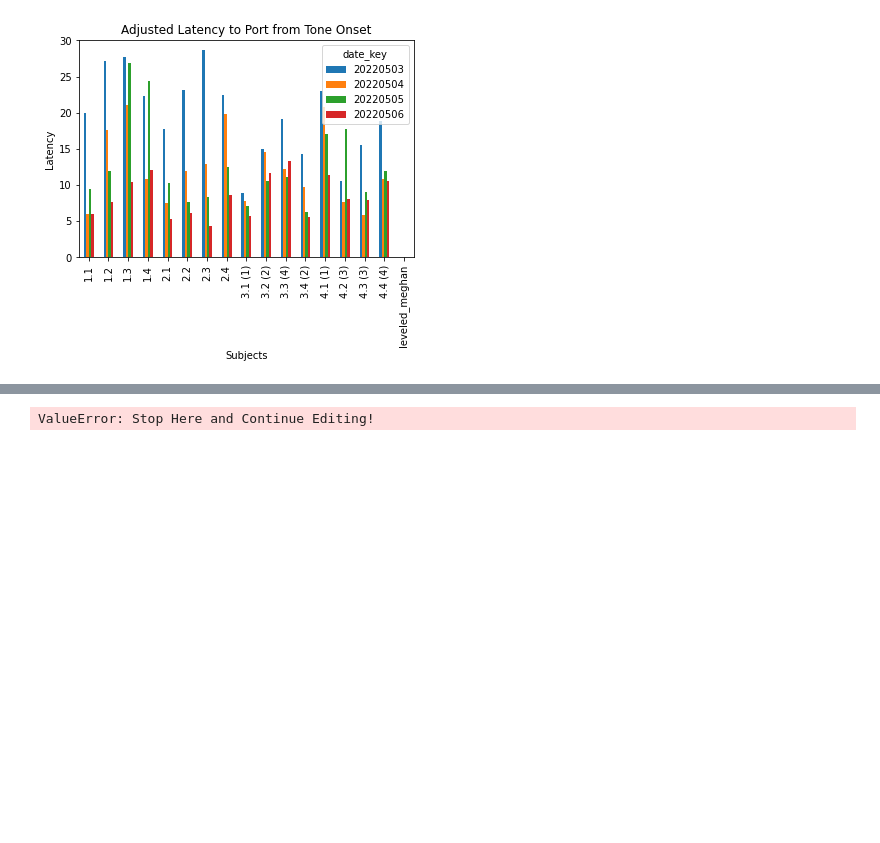
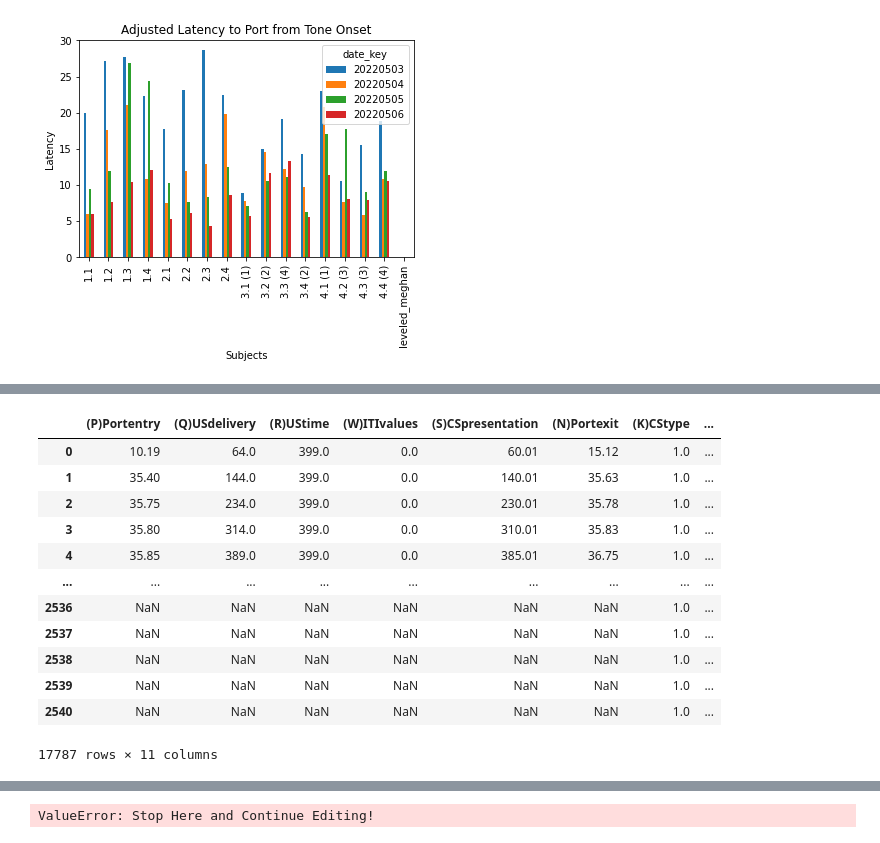
Before and after one commit to padillacoreanolab/med_pc_repo, a Jupyter notebook: results/2022_05_02_log_processing/med_pc_group_analysis.ipynb, the cells around one changed output, grey strips where cells are left out. Drawn from its saved outputs; the diff is of its cells as text; code cells hidden in the pictures; blank space fills up the shorter version.

```diff
--- a/results/2022_05_02_log_processing/med_pc_group_analysis.ipynb
+++ b/results/2022_05_02_log_processing/med_pc_group_analysis.ipynb
@@ -503,0 +654,18 @@ array([-2000, -1999, -1998, ...,  1998,  1999,  2000])
+# %%
+example_one_subject_all_days = combined_med_pc_df[combined_med_pc_df["subject_key"] == "4.1 (1)"]
+# %%
+example_one_subject_all_days
+# %% [output]
+|  | (P)Portentry | (Q)USdelivery | (R)UStime | (W)ITIvalues | (S)CSpresentation | (N)Portexit | (K)CStype | ... |
+| 0 | 10.19 | 64.0 | 399.0 | 0.0 | 60.01 | 15.12 | 1.0 | ... |
+| 1 | 35.40 | 144.0 | 399.0 | 0.0 | 140.01 | 35.63 | 1.0 | ... |
+| 2 | 35.75 | 234.0 | 399.0 | 0.0 | 230.01 | 35.78 | 1.0 | ... |
+| 3 | 35.80 | 314.0 | 399.0 | 0.0 | 310.01 | 35.83 | 1.0 | ... |
+| 4 | 35.85 | 389.0 | 399.0 | 0.0 | 385.01 | 36.75 | 1.0 | ... |
+| ... | ... | ... | ... | ... | ... | ... | ... | ... |
+| 2536 | NaN | NaN | NaN | NaN | NaN | NaN | 1.0 | ... |
+| 2537 | NaN | NaN | NaN | NaN | NaN | NaN | 1.0 | ... |
+| 2538 | NaN | NaN | NaN | NaN | NaN | NaN | 1.0 | ... |
+| 2539 | NaN | NaN | NaN | NaN | NaN | NaN | 1.0 | ... |
+| 2540 | NaN | NaN | NaN | NaN | NaN | NaN | 1.0 | ... |
+17787 rows × 11 columns
```
Also changed, not shown: parts of 91 cells of this notebook.
